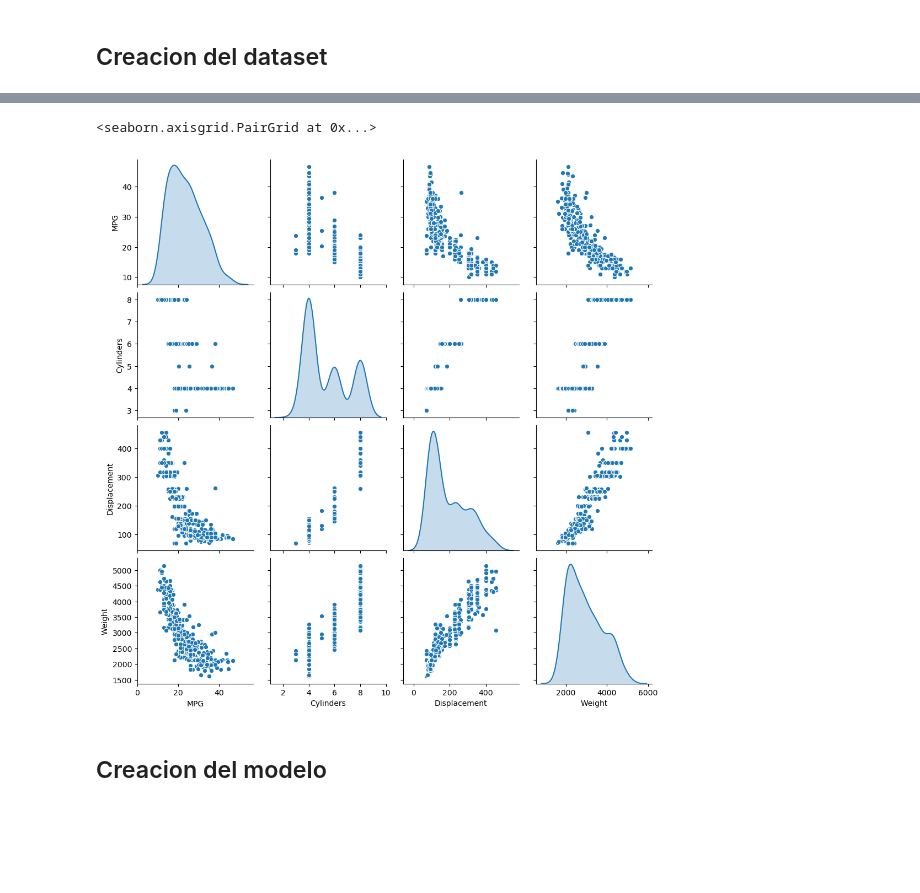
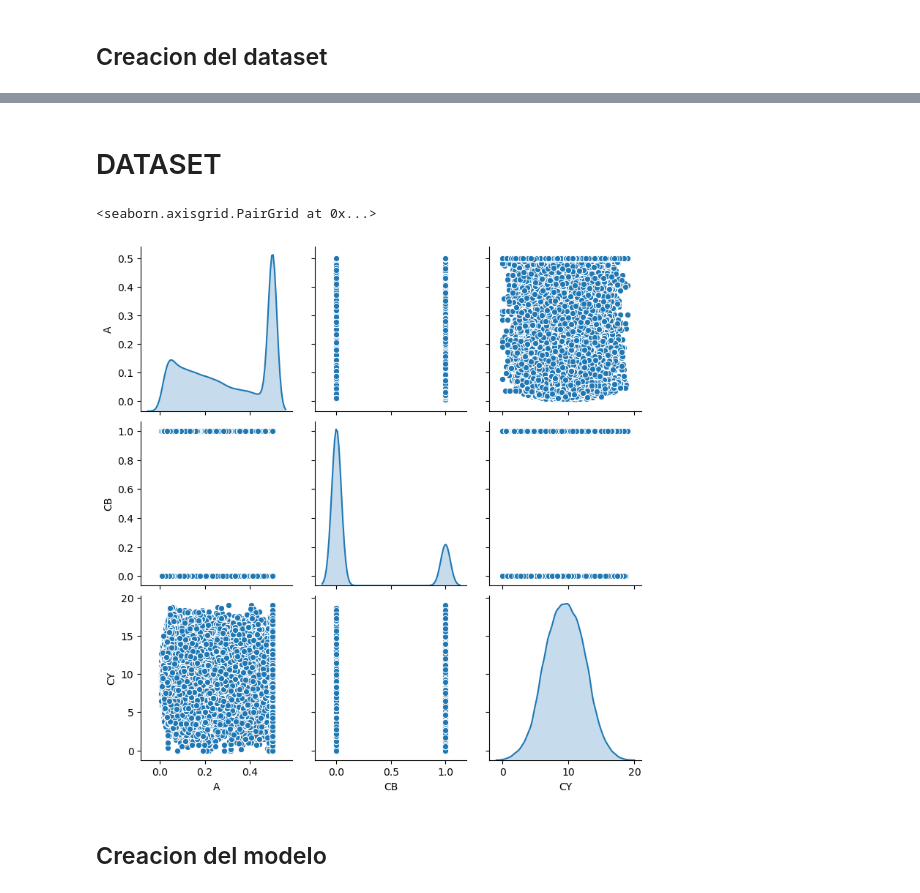
Before and after one commit to ZibraMax/FEMSections, a Jupyter notebook: RedNeuronal - MeshingNet.ipynb, the cells around one changed output, grey strips where cells are left out. Saved outputs shown, nothing was run; the diff lists cells and outputs as text; code cells hidden in the pictures; blank space fills up the shorter version.

```diff
--- a/RedNeuronal - MeshingNet.ipynb
+++ b/RedNeuronal - MeshingNet.ipynb
@@ -117,14 +135,0 @@ zanahorias.solucionar(cmap='magma',markersize=1,linewidth=1,a11=a11,a12=a12,a21=
-# %%
-dataset_path = keras.utils.get_file("auto-mpg.data", "http://archive.ics.uci.edu/ml/machine-learning-databases/auto-mpg/auto-mpg.data")
-column_names = ['MPG','Cylinders','Displacement','Horsepower','Weight','Acceleration', 'Model Year', 'Origin']
-raw_dataset = pd.read_csv(dataset_path, names=column_names,na_values = "?", comment='\t',sep=" ", skipinitialspace=True)
-
-dataset = raw_dataset.copy()
-
-train_dataset = dataset.sample(frac=0.8,random_state=0)
-test_dataset = dataset.drop(train_dataset.index)
-
-sns.pairplot(train_dataset[["MPG", "Cylinders", "Displacement", "Weight"]], diag_kind="kde")
-# %% [output]
-<seaborn.axisgrid.PairGrid at 0x...>
-[figure, removed]
@@ -141,0 +136,2 @@ normed_test_data = norm(test_dataset)
+# %% [markdown]
+# DATASET
@@ -141,0 +178,5 @@ normed_test_data = norm(test_dataset)
+# %%
+sns.pairplot(train_dataset[['A','CB','CY']], diag_kind="kde")
+# %% [output]
+<seaborn.axisgrid.PairGrid at 0x...>
+[figure, added]
```
Also changed, not shown: parts of 29 cells of this notebook, 15 other files.
